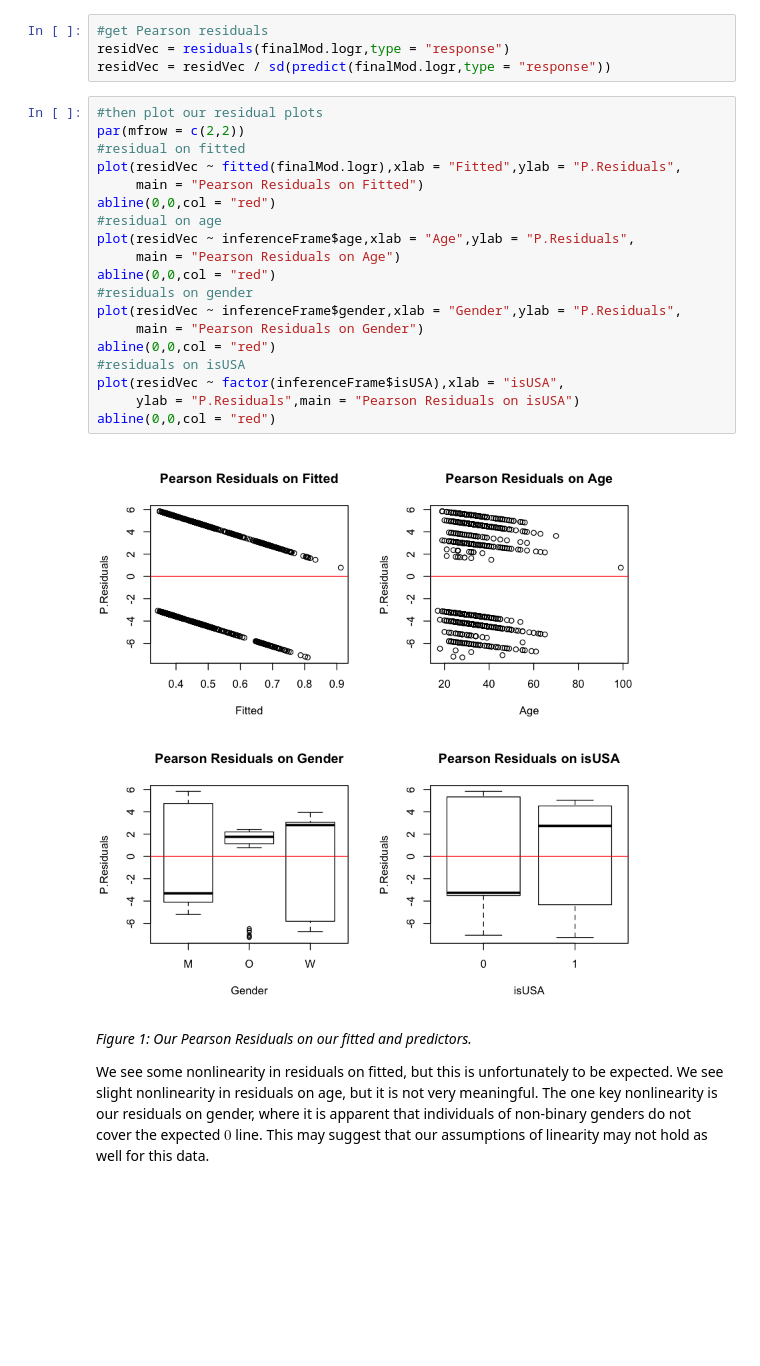
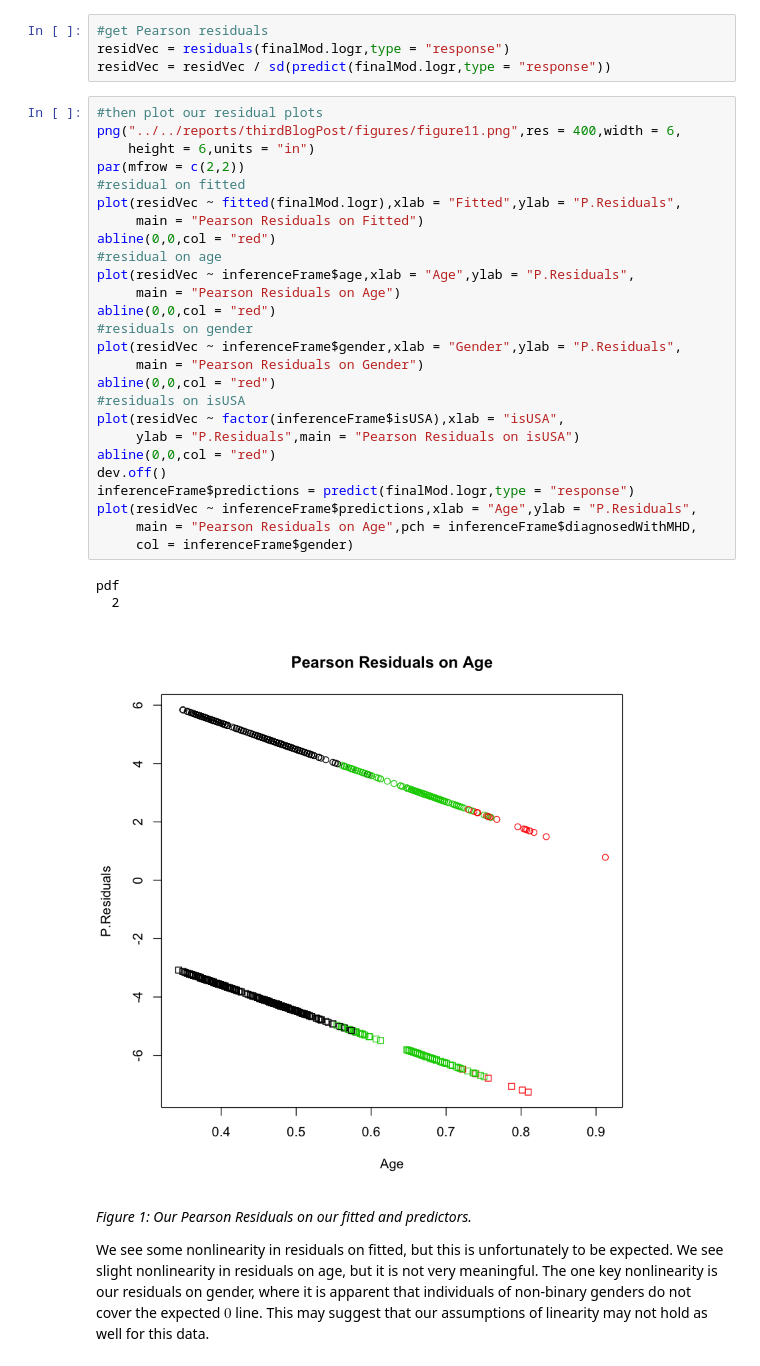
Before and after one commit to PLBMR/mentalHealthDataAnalysis, a Jupyter notebook: osmiMentalHealthInTech/analysis/timeAnalysis/timeDependence_inference.ipynb, the cells around one changed output. Saved outputs shown, nothing was run; the diff lists cells and outputs as text; blank space fills up the shorter version.

```diff
--- a/osmiMentalHealthInTech/analysis/timeAnalysis/timeDependence_inference.ipynb
+++ b/osmiMentalHealthInTech/analysis/timeAnalysis/timeDependence_inference.ipynb
@@ -65,25 +65,34 @@ residVec = residuals(finalMod.logr,type = "response")
 residVec = residVec / sd(predict(finalMod.logr,type = "response"))
 # %%
 #then plot our residual plots
+png("../../reports/thirdBlogPost/figures/figure11.png",res = 400,width = 6,
+    height = 6,units = "in")
 par(mfrow = c(2,2))
 #residual on fitted
 plot(residVec ~ fitted(finalMod.logr),xlab = "Fitted",ylab = "P.Residuals",
      main = "Pearson Residuals on Fitted")
 abline(0,0,col = "red")
 #residual on age
 plot(residVec ~ inferenceFrame$age,xlab = "Age",ylab = "P.Residuals",
      main = "Pearson Residuals on Age")
 abline(0,0,col = "red")
 #residuals on gender
 plot(residVec ~ inferenceFrame$gender,xlab = "Gender",ylab = "P.Residuals",
      main = "Pearson Residuals on Gender")
 abline(0,0,col = "red")
 #residuals on isUSA
 plot(residVec ~ factor(inferenceFrame$isUSA),xlab = "isUSA",
      ylab = "P.Residuals",main = "Pearson Residuals on isUSA")
 abline(0,0,col = "red")
+dev.off()
+inferenceFrame$predictions = predict(finalMod.logr,type = "response")
+plot(residVec ~ inferenceFrame$predictions,xlab = "Age",ylab = "P.Residuals",
+     main = "Pearson Residuals on Age",pch = inferenceFrame$diagnosedWithMHD,
+     col = inferenceFrame$gender)
 # %% [output]
+pdf
+  2
-[figure, old version]
+[figure, new version]
 # %% [markdown]
 _Figure 1: Our Pearson Residuals on our fitted and predictors._
 
```
Also changed, not shown: parts of 1 cell of this notebook, 20 other files.
